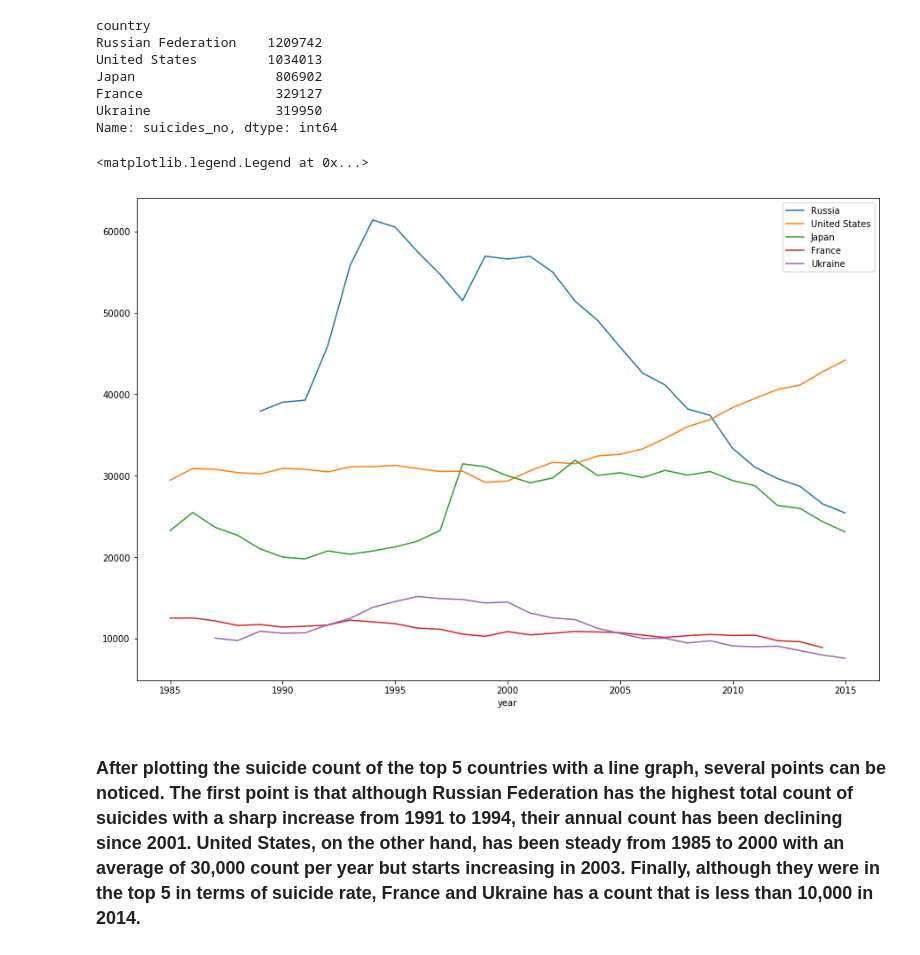
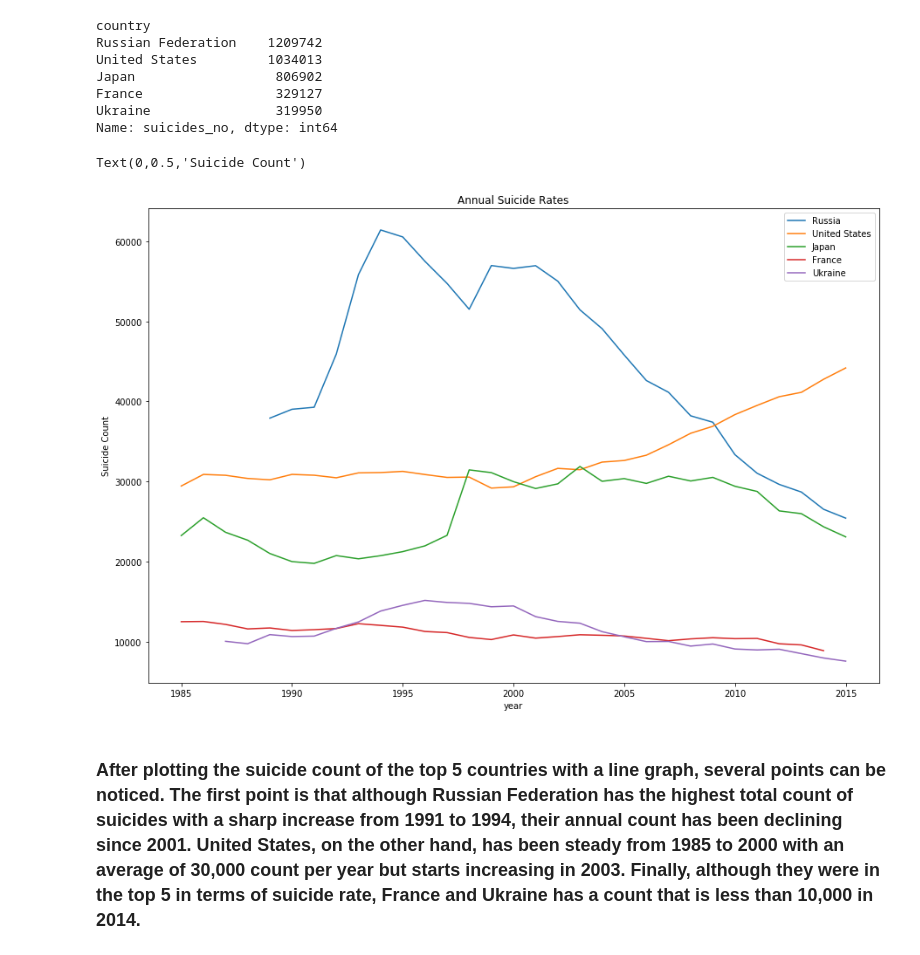
Before and after one commit to DukePhung/Personal_Projects, a Jupyter notebook: Suicide_Rate.ipynb, the cells around one changed output. Saved outputs shown, nothing was run; the diff lists cells and outputs as text; code cells hidden in the pictures.

```diff
--- a/Suicide_Rate.ipynb
+++ b/Suicide_Rate.ipynb
@@ -43,18 +43,20 @@ Name: suicides_no, dtype: int64
 # %%
 russian_count = suicide_rate[suicide_rate['country']=='Russian Federation'].groupby(['year']).suicides_no.sum()
 us_count = suicide_rate[suicide_rate['country']=='United States'].groupby(['year']).suicides_no.sum()
 japan_count = suicide_rate[suicide_rate['country']=='Japan'].groupby(['year']).suicides_no.sum()
 france_count = suicide_rate[suicide_rate['country']=='France'].groupby(['year']).suicides_no.sum()
 ukraine_count = suicide_rate[suicide_rate['country']=='Ukraine'].groupby(['year']).suicides_no.sum()
 russian_count.plot(figsize=(15,10), label='Russia')
 us_count.plot(figsize=(15,10), label='United States')
 japan_count.plot(figsize=(15,10), label='Japan')
 france_count.plot(figsize=(15,10), label='France')
 ukraine_count.plot(figsize=(15,10), label='Ukraine')
 plt.legend(loc='upper right')
+plt.title('Annual Suicide Rates')
+plt.ylabel('Suicide Count')
 # %% [output]
-<matplotlib.legend.Legend at 0x...>
+Text(0,0.5,'Suicide Count')
-[figure, old version]
+[figure, new version]
 # %% [markdown]
 ### After plotting the suicide count of the top 5 countries with a line graph, several points can be noticed.  The first point is that although Russian Federation has the highest total count of suicides with a sharp increase from 1991 to 1994, their annual count has been declining since 2001.  United States, on the other hand, has been steady from 1985 to 2000 with an average of 30,000 count per year but starts increasing in 2003.  Finally, although they were in the top 5 in terms of suicide rate, France and Ukraine has a count that is less than 10,000 in 2014.
 # %% [markdown]
```
